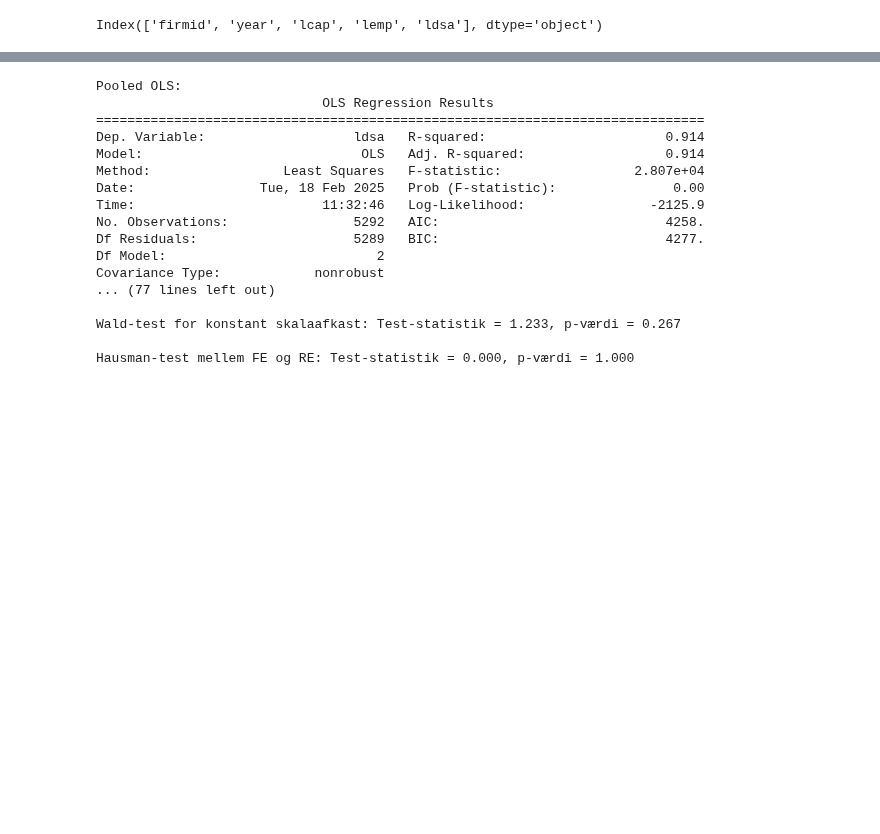
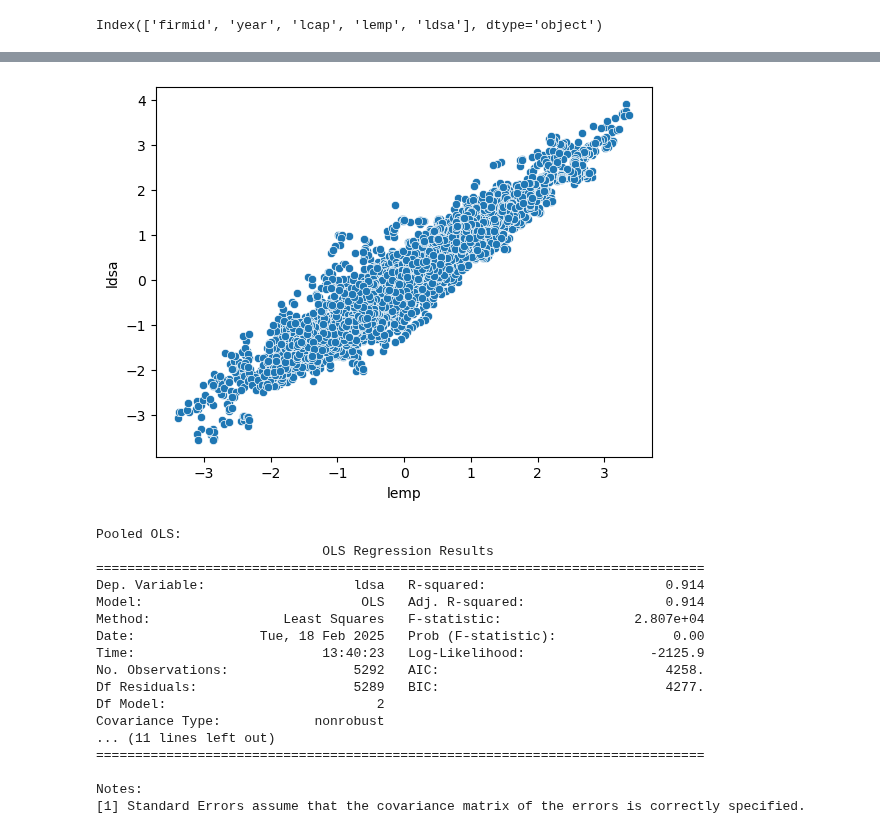
Before and after one commit to Maja0lsen/EconometricsB-aflevinger, a Jupyter notebook: Maja.ipynb, the cells around one changed output, grey strips where cells are left out. Cells and saved outputs as stored; diff of their text form; code cells hidden in the pictures; blank space fills up the shorter version.

```diff
--- a/Maja.ipynb
+++ b/Maja.ipynb
@@ -31,10 +98,10 @@ Index(['firmid', 'year', 'lcap', 'lemp', 'ldsa'], dtype='object')
+# %%
+sns.scatterplot(x='lemp', y='ldsa', data=dat)
+plt.show()
+# %% [output]
+[figure, added]
 # %%
-import pandas as pd
-import numpy as np
-import statsmodels.api as sm
-import statsmodels.formula.api as smf
-from linearmodels.panel import PanelOLS, RandomEffects
-from scipy.stats import chi2
+#KODE 1:
 
 # Indlæs data fra firms.csv
 dat = pd.read_csv('firms.csv')
@@ -65,10 +132,6 @@ hausman_p_value = 1 - chi2.cdf(hausman_stat, len(diff))
 
 # Udskriv resultater
 print("Pooled OLS:\n", pooled_ols.summary())
-print("\nFixed Effects:\n", fe_model.summary)
-print("\nRandom Effects:\n", re_model.summary)
-print(f"\nWald-test for konstant skalaafkast: Test-statistik = {wald_stat:.3f}, p-værdi = {p_value:.3f}")
-print(f"\nHausman-test mellem FE og RE: Test-statistik = {hausman_stat:.3f}, p-værdi = {hausman_p_value:.3f}")
 # %% [output]
 Pooled OLS:
                              OLS Regression Results
@@ -77,13 +140,13 @@ Dep. Variable:                   ldsa   R-squared:                       0.914
 Model:                            OLS   Adj. R-squared:                  0.914
 Method:                 Least Squares   F-statistic:                 2.807e+04
 Date:                Tue, 18 Feb 2025   Prob (F-statistic):               0.00
-Time:                        11:32:46   Log-Likelihood:                -2125.9
+Time:                        13:40:23   Log-Likelihood:                -2125.9
 No. Observations:                5292   AIC:                             4258.
 Df Residuals:                    5289   BIC:                             4277.
 Df Model:                           2
 Covariance Type:            nonrobust
-... (77 lines left out)
+... (11 lines left out)
+==============================================================================
 
-Wald-test for konstant skalaafkast: Test-statistik = 1.233, p-værdi = 0.267
-
-Hausman-test mellem FE og RE: Test-statistik = 0.000, p-værdi = 1.000
+Notes:
+[1] Standard Errors assume that the covariance matrix of the errors is correctly specified.
```
Also changed, not shown: parts of 4 cells of this notebook.
